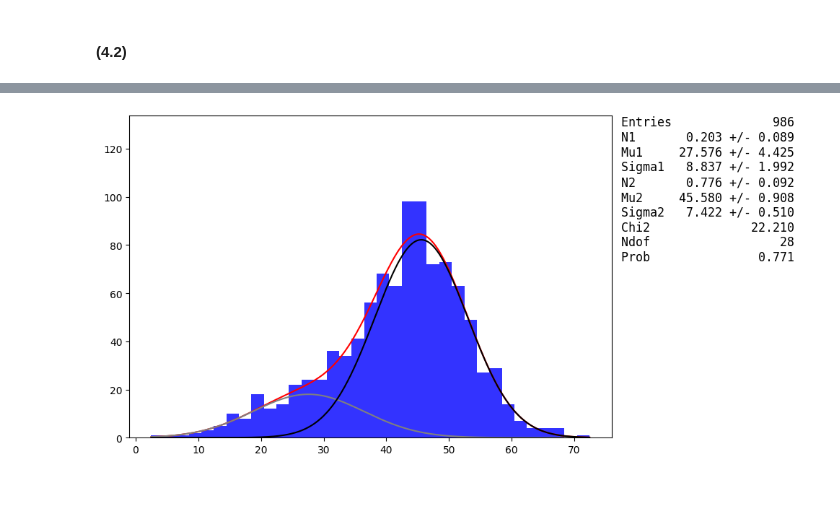
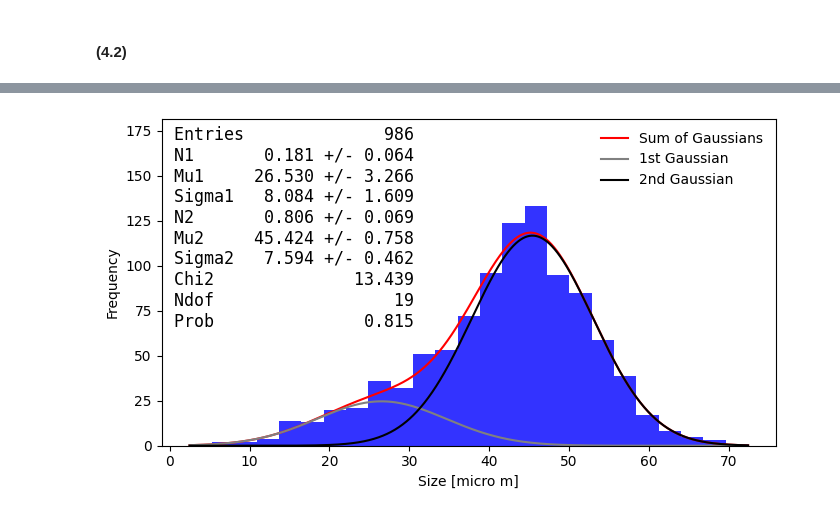
Before and after one commit to PhilKofoed/AppStat2022, a Jupyter notebook: Problemset/Problemsetsolution.ipynb, the cells around one changed output, grey strips where cells are left out. Cells and saved outputs as stored; diff of their text form; code cells hidden in the pictures; blank space fills up the shorter version.

```diff
--- a/Problemset/Problemsetsolution.ipynb
+++ b/Problemset/Problemsetsolution.ipynb
@@ -515,11 +543,11 @@ for i in range(runs):
 
         # NOTE: Did you remember to ensure, that all bins had entries in them, i.e. that y>0?
 
-        minuit_chi2 = Minuit(chi2_owncalc, a = 3.01)
+        minuit_chi2 = Minuit(chi2fit, a = 3.01)
         minuit_chi2.errordef = 1.0     # This is the definition for ChiSqaure fits
         minuit_chi2.migrad()           # This is where the minimisation is carried out! Put ";" at the end to void output
         prob = stats.chi2.sf(minuit_chi2.fval, np.sum(mask))
-        if minuit_chi2.errors["a"] < minuit_chi2.values["a"]/100 and prob > 0.1:
+        if minuit_chi2.errors["a"] < minuit_chi2.values["a"]/100 and prob > 0.01:
             A_values[i] = minuit_chi2.values["a"]
             N_values[i] = N_points
             Int_values[i] = (xmax-xmin) * (ymax - ymin) * N_points/tries
@@ -730,21 +761,20 @@ def chi2fitting(dataset, xrange, N_bins, imu, isigma):
     return minuit_chi2.values, minuit_chi2.errors, chi2, Ndof, prob, fit_func
 
 
-N_bins = 40
-titles = ["Size", "Size I>0.5", "Size I<0.5", "Intesity"]
+N_bins = 25
+titles = ["Size [micro m]", "Size [micro m] and I>0.5", "Size [micro m] and I<0.5", "Intesity"]
 xlabel = ""
 ylabel = "Frequnecy"
 mask = intensity > 0.5
 size_re = size[mask]
 i_mus = [40, 44, 29, 0.6]
 i_sigmas = [10, 9, 12, 0.1]
-fig, axes = plt.subplots(1, 4, figsize = (18,5), facecolor = "white")
+fig, axes = plt.subplots(1, 4, figsize = (14,4), facecolor = "white")
 for data, title, ax, imu, isigma in zip([size, size_re, size[~mask], intensity], titles, axes, i_mus, i_sigmas):
     ax.hist(data, bins = N_bins, color ="b", alpha = 0.8)
-    ax.set_title(title)
-    ax.set_xlabel(xlabel)
+    ax.set_xlabel(title)
     ax.set_ylabel(ylabel)
-    ymax = ax.get_ylim()[1]*1.3
+    ymax = ax.get_ylim()[1]*1.4
     ax.set_ylim(0,ymax)
     # add_header_to_ax(data, 0.03, 0.96, ax)
     xrange = (min(data), max(data))
@@ -752,7 +782,7 @@ for data, title, ax, imu, isigma in zip([size, size_re, size[~mask], intensity],
     values, errors, chi2, Ndof, prob, use_func = chi2fitting(data, xrange, N_bins, imu, isigma)
     x_line = np.linspace(*xrange, 1000)
     print(x_line)
-    ax.plot(x_line, use_func(x_line, *values))
+    ax.plot(x_line, use_func(x_line, *values), color = "k", linewidth = 2)
     d = {
         "Entries": len(data),
         "Mu": [values[0], errors[0]],
@@ -763,7 +793,10 @@ for data, title, ax, imu, isigma in zip([size, size_re, size[~mask], intensity],
     }
     text = nice_string_output(d, extra_spacing=1)
     add_text_to_ax(0.03, 0.98, text, ax)
+plt.tight_layout()
+plt.savefig("molsize", dpi = 600)
 plt.show()
+
 print(np.corrcoef([size, intensity]))
 print(np.corrcoef([size_re, intensity[mask]]))
 print(np.corrcoef([size[~mask], intensity[~mask]]))
@@ -827,37 +860,96 @@ def chi2fitting(dataset, xrange, N_bins, iN1, imu1, isigma1, iN2, imu2, isigma2)
     minuit_chi2.errordef = 1.0     # This is the definition for ChiSqaure fits
     minuit_chi2.migrad()           # This is where the minimisation is carried out! Put ";" at the end to void output
     chi2 = minuit_chi2.fval
     Ndof = np.sum(mask) - minuit_chi2.nfit
     prob = stats.chi2.sf(chi2, Ndof)
     return minuit_chi2.values, minuit_chi2.errors, chi2, Ndof, prob, fit_func, scale
 
-N_bins = 35
+N_bins = 25
 xrange = (min(size), max(size))
 values, errors, chi2, Ndof, prob, use_func, scale = chi2fitting(size, xrange, N_bins, 0.2, 24, 8, 0.8, 44, 8)
-fig, ax = plt.subplots(1, 1, figsize = (10,5), facecolor = "white")
+fig, ax = plt.subplots(1, 1, figsize = (7,4), facecolor = "white")
 ax.hist(size, bins = N_bins, color ="b", alpha = 0.8)
 ymax = ax.get_ylim()[1]*1.3
 ax.set_ylim(0,ymax)
 
 x_line = np.linspace(*xrange, 1000)
-ax.plot(x_line, use_func(x_line, *values), color = "r")
-ax.plot(x_line, scaledgauss(x_line, *values[:3], scale = scale), color = "grey")
-ax.plot(x_line, scaledgauss(x_line, *values[3:], scale = scale), color = "k")
+ax.plot(x_line, use_func(x_line, *values), color = "r", label = "Sum of Gaussians")
+ax.plot(x_line, scaledgauss(x_line, *values[:3], scale = scale), color = "grey", label = "1st Gaussian")
+ax.plot(x_line, scaledgauss(x_line, *values[3:], scale = scale), color = "k", label = "2nd Gaussian")
 d = {
         "Entries": len(size),
         "N1": [values[0], errors[0]],
         "Mu1": [values[1], errors[1]],
         "Sigma1": [values[2], errors[2]],
         "N2": [values[3], errors[3]],
         "Mu2": [values[4], errors[4]],
         "Sigma2": [values[5], errors[5]],
         "Chi2": chi2,
         "Ndof": Ndof,
         "Prob": prob
     }
 text = nice_string_output(d, extra_spacing=1)
-add_text_to_ax(1.02, 1, text, ax, halignment = "left")
+add_text_to_ax(0.02, 0.98, text, ax, halignment = "left")
+ax.set_xlabel("Size [micro m]")
+ax.set_ylabel("Frequency")
+plt.legend(frameon = False, loc = "upper right")
 plt.tight_layout()
+plt.savefig("doublegauss", dpi = 600)
 plt.show()
+
+# Part 3
+# Assuming that the double Gaussian fit is good,
+# what size should you require, to get a 90% clean sample of the new molecule? And how many molecules would you then have?
+
+# A way to solve it, is to do numerical integration and manually changing the resolution as I get better results
+# for i in range(10, 50):
+#     x_int = np.linspace(i, 90, (90-i)*10000)
+#     tarea = np.sum(dgauss_pdf(x_int, *values))
+#     narea = np.sum(scaledgauss(x_int, *values[3:], scale = 1))
+#     frac = narea/tarea
+#     print(i, frac)
+# Initial results show that is is somewhere between 29 and 30
+for i in np.linspace(26, 27, 100):
+    x_int = np.linspace(i, 110, round((110-i)*10000))
+    tarea = np.sum(dgauss_pdf(x_int, *values)/10000)
+    narea = np.sum(scaledgauss(x_int, *values[3:], scale = 1)/10000)
+    frac = narea/tarea
+    print(i, frac)
+    if frac > 0.9:
+        print(np.sum(size > i))
+        break
+# The size which can be allowed is 29.38 and above
+# Time for errorprobagation on this result
+# For the simplicity of the calculation all parameters are assumed to be noncovariant
+# def area(vals, sigmas):
+#     a = 29.38
+#     b = 110
+#     x, N1, mu1, sigma1, N2, mu2, sigma2, = symbols("x N1 mu1 sigma1 N2 mu2 sigma2")
+#     symlist = [x, N1, mu1, sigma1, N2, mu2, sigma2]
+
+#     f = 1 + N2/N1 * sigma1 / sigma2 * exp(-1/2 * (((x - mu2)/sigma2)**2 - ((x - mu1)/sigma1)**2))
+#     z = integrate(f, (x, a, b))
+#     print(z.diff(mu1))
+#     def variances(func, symbols, values, sigmas):
+#         variance = np.zeros(len(symbols))
+#         for idx, (symbol, sigma) in enumerate(zip(symbols,sigmas)):
+#             f = lambdify(symbols, func.diff(symbol)**2 * sigma **2)
+#             variance[idx] = f(*values)
+#         return variance
+#     fvalue = lambdify(symlist, f)(0, *vals)
+#     print(fvalue)
+#     zvalue = lambdify(symlist, z)(0, *vals)
+#     print(zvalue)
+#     Vz = variances(z, symlist[1:], vals, sigmas)
+#     print(Vz)
+#     sigmaz = np.sqrt(np.sum(Vz))
+
+#     return zvalue, sigmaz
+
+# x_points = np.linspace(29.38, 110, round((110-29.38)*10000))
+# a, asigma = area(values, errors)
+# print(a, asigma)
+
+# WIP Cant get sympy to evaluate the errors on the integral
 # %% [output]
-[figure, old version]
+[figure, new version]
```
Also changed, not shown: parts of 27 cells of this notebook, 13 other files.
